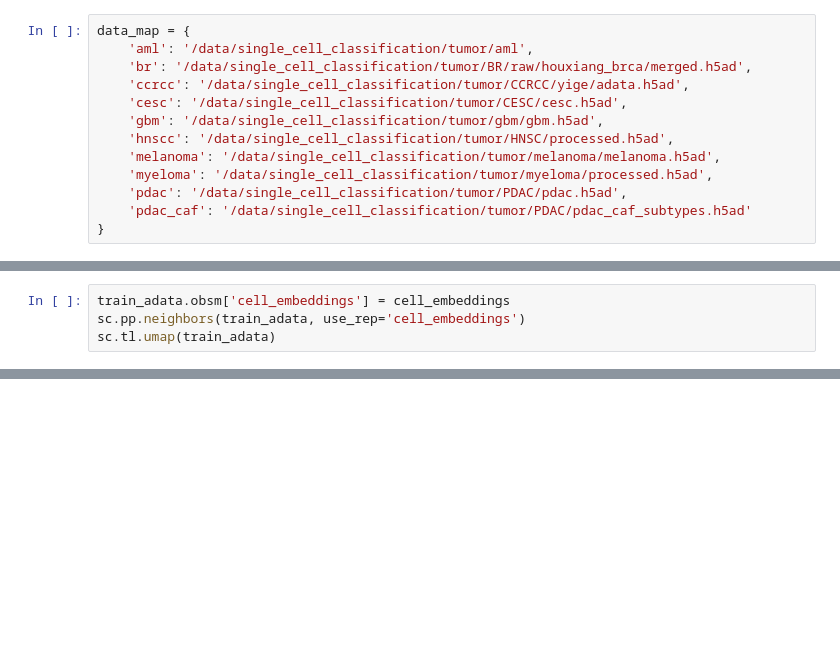
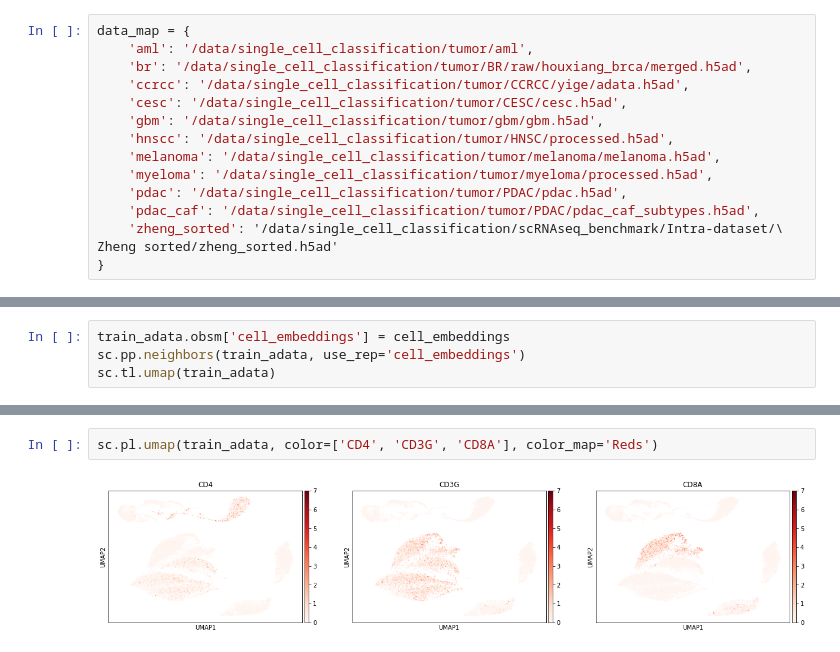
Before and after one commit to ding-lab/pollock, a Jupyter notebook: notebooks/module_training.ipynb, the cells around one changed output, grey strips where cells are left out. Drawn from its saved outputs; the diff is of its cells as text; blank space fills up the shorter version.

```diff
--- a/notebooks/module_training.ipynb
+++ b/notebooks/module_training.ipynb
@@ -29,7 +29,9 @@ data_map = {
     'melanoma': '/data/single_cell_classification/tumor/melanoma/melanoma.h5ad',
     'myeloma': '/data/single_cell_classification/tumor/myeloma/processed.h5ad',
     'pdac': '/data/single_cell_classification/tumor/PDAC/pdac.h5ad',
-    'pdac_caf': '/data/single_cell_classification/tumor/PDAC/pdac_caf_subtypes.h5ad'
+    'pdac_caf': '/data/single_cell_classification/tumor/PDAC/pdac_caf_subtypes.h5ad',
+    'zheng_sorted': '/data/single_cell_classification/scRNAseq_benchmark/Intra-dataset/\
+Zheng sorted/zheng_sorted.h5ad'
 }
 # %%
 # adata_map = {}
@@ -308,0 +357,4 @@ sc.pl.umap(train_adata, color=['annotated_cell_type', 'predicted_cell_type', 'pr
+# %%
+sc.pl.umap(train_adata, color=['CD4', 'CD3G', 'CD8A'], color_map='Reds')
+# %% [output]
+[figure, added]
```
Also changed, not shown: parts of 22 cells of this notebook, 4 other files.
